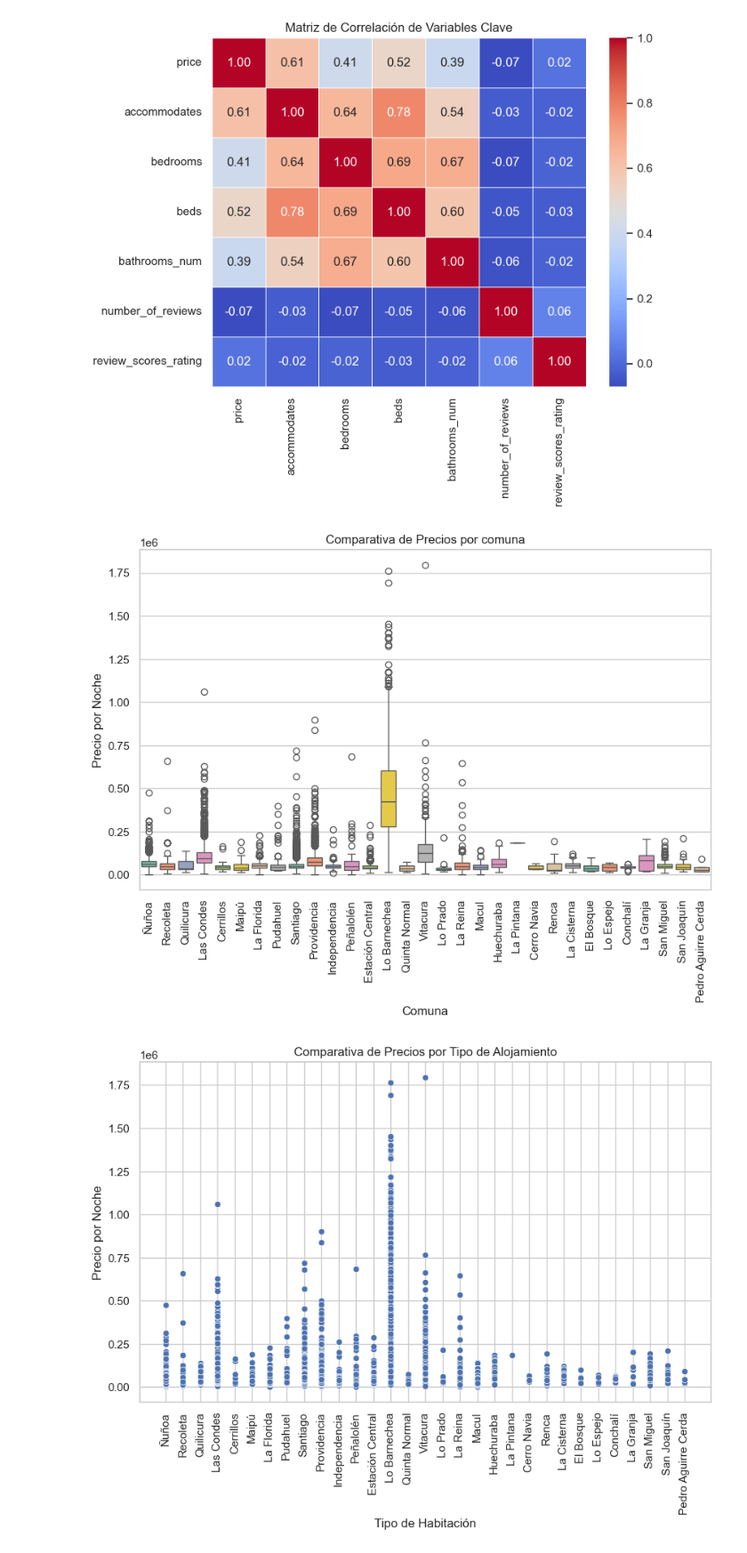
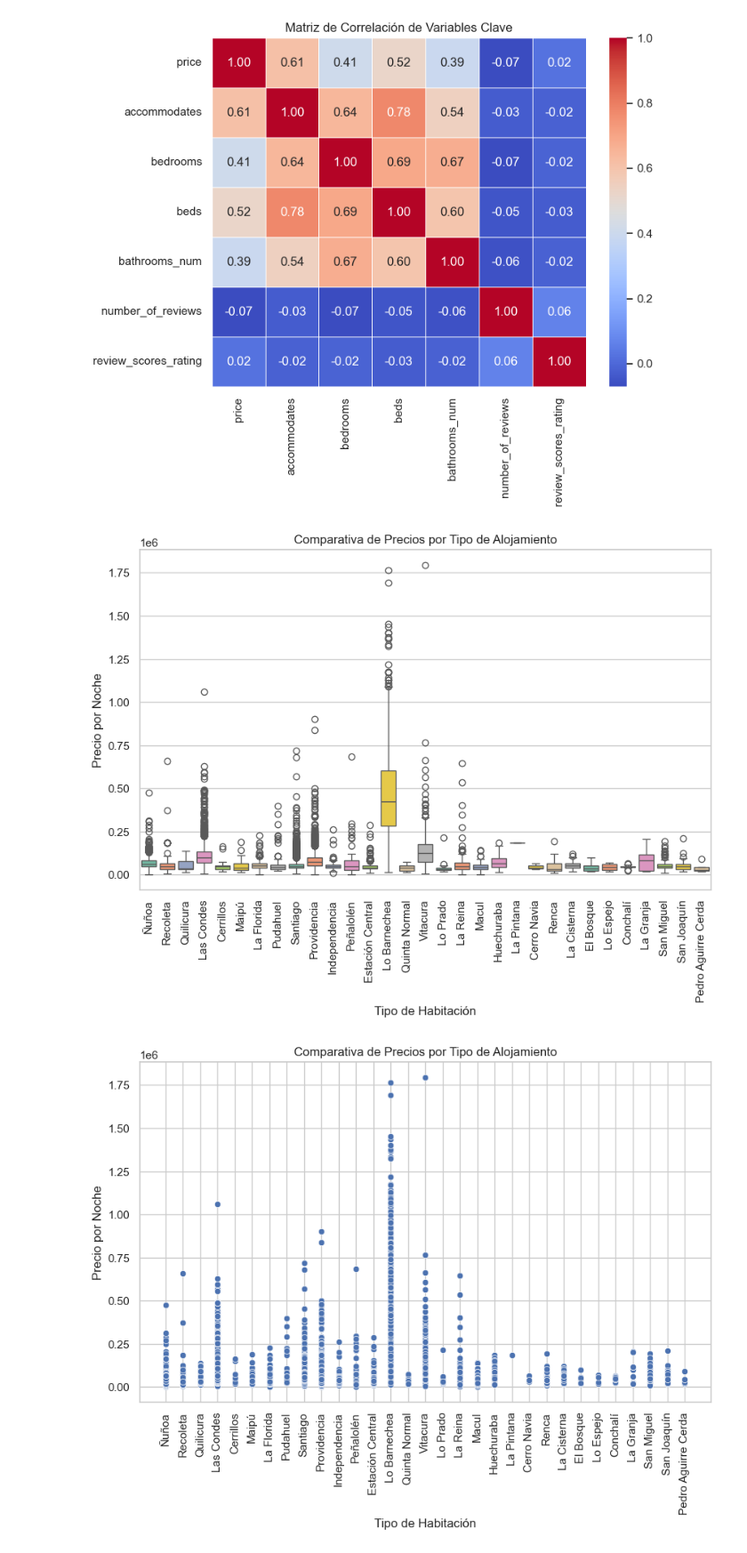
Before and after one commit to larpla19-pixel/airbnb-santiago, a Jupyter notebook: plantilla_ciencia_datos.ipynb, the cells around one changed output. Shown at 89% size. Saved outputs shown, nothing was run; the diff lists cells and outputs as text; code cells hidden in the pictures.

```diff
--- a/plantilla_ciencia_datos.ipynb
+++ b/plantilla_ciencia_datos.ipynb
@@ -54,5 +36,5 @@ for carpeta in [DATA_RAW, DATA_PROCESSED, MODELS_DIR]:
 # %%
-listings = pd.read_csv(DATA_RAW / "listings.csv")
+listings = pd.read_csv(r"C:\Users\lucas\Desktop\otros\Ciencia de datos\Airbnb\listings.csv")
 listings.head()
 # %% [output]
 |  | id | listing_url | scrape_id | last_scraped | source | name | description | neighborhood_overview | ... |
@@ -311,14 +293,14 @@ plt.show()
 # %%
 plt.figure(figsize=(10, 6))
 sns.boxplot(data=df, x='neighbourhood_cleansed', y='price', palette='Set2', legend=False)
 
-plt.title('Comparativa de Precios por comuna')
-plt.xlabel('Comuna')
+plt.title('Comparativa de Precios por Tipo de Alojamiento')
+plt.xlabel('Tipo de Habitación')
 plt.ylabel('Precio por Noche')
 plt.xticks(rotation=90)
 plt.show()
 # %% [output]
-[figure, old version]
+[figure, new version]
 # %%
 plt.figure(figsize=(10, 6))
 sns.scatterplot(data=df, x='neighbourhood_cleansed', y='price', palette='Set2', legend=False)
```
Also changed, not shown: parts of 17 cells of this notebook.
